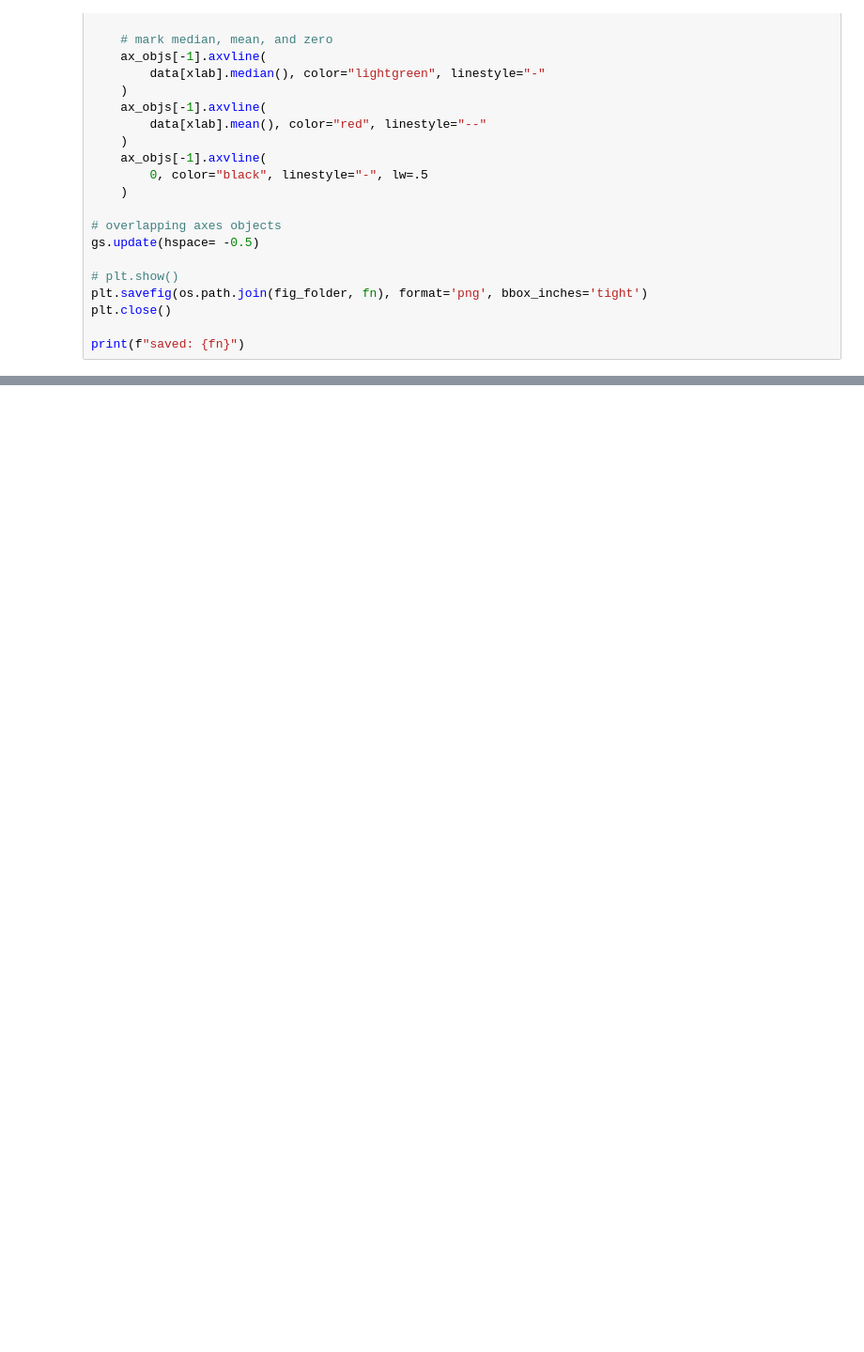
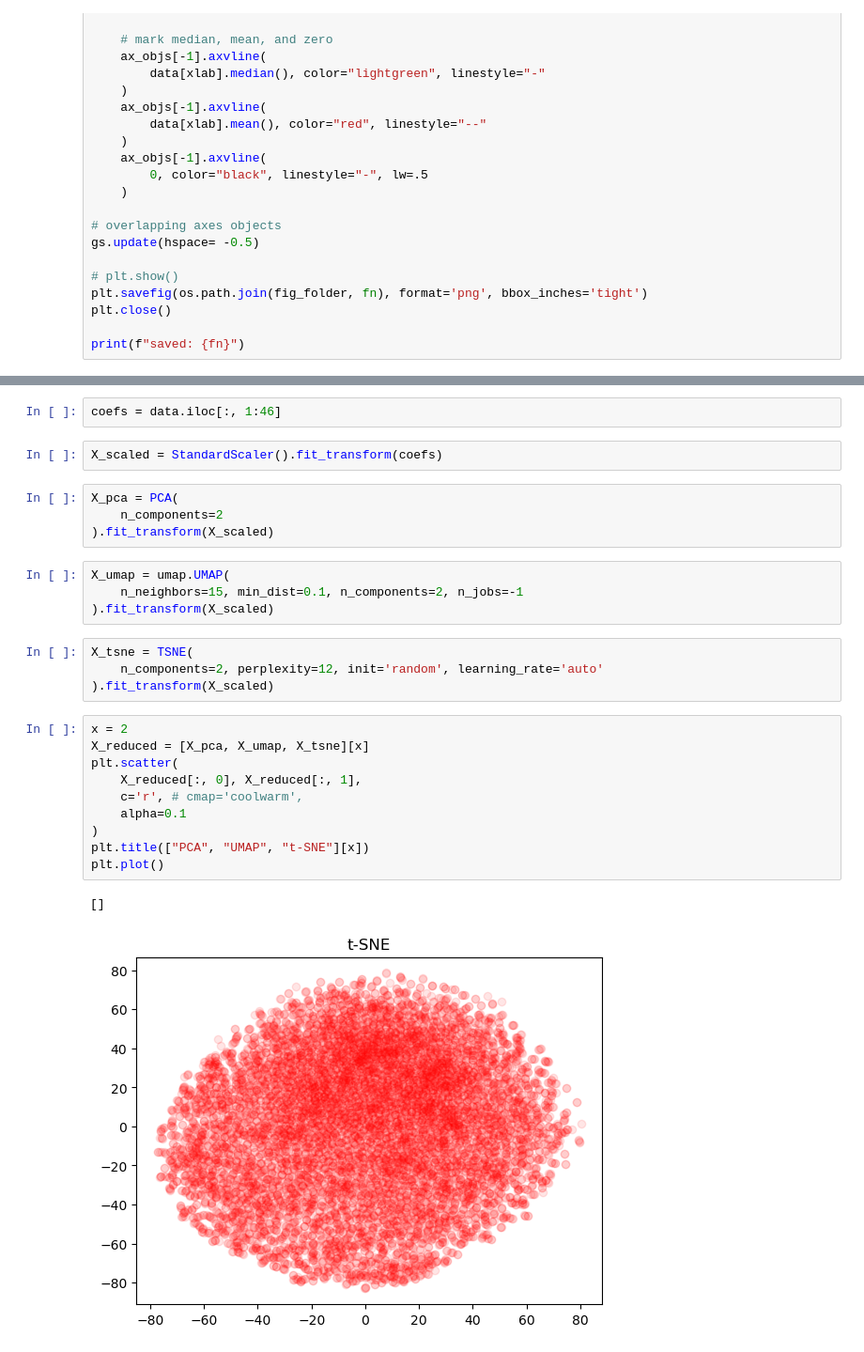
Before and after one commit to Pin-Wei/CSR-project, a Jupyter notebook: Plot_CSR_results.ipynb, the cells around one changed output, grey strips where cells are left out. Shown at 94% size. Cells and saved outputs as stored; diff of their text form; blank space fills up the shorter version.

```diff
--- a/Plot_CSR_results.ipynb
+++ b/Plot_CSR_results.ipynb
@@ -201,0 +210,29 @@ print(f"saved: {fn}")
+# %%
+coefs = data.iloc[:, 1:46]
+# %%
+X_scaled = StandardScaler().fit_transform(coefs)
+# %%
+X_pca = PCA(
+    n_components=2
+).fit_transform(X_scaled)
+# %%
+X_umap = umap.UMAP(
+    n_neighbors=15, min_dist=0.1, n_components=2, n_jobs=-1
+).fit_transform(X_scaled)
+# %%
+X_tsne = TSNE(
+    n_components=2, perplexity=12, init='random', learning_rate='auto'
+).fit_transform(X_scaled)
+# %%
+x = 2
+X_reduced = [X_pca, X_umap, X_tsne][x]
+plt.scatter(
+    X_reduced[:, 0], X_reduced[:, 1],
+    c='r', # cmap='coolwarm',
+    alpha=0.1
+)
+plt.title(["PCA", "UMAP", "t-SNE"][x])
+plt.plot()
+# %% [output]
+[]
+[figure, added]
```
Also changed, not shown: parts of 13 cells of this notebook, 1 other file.
